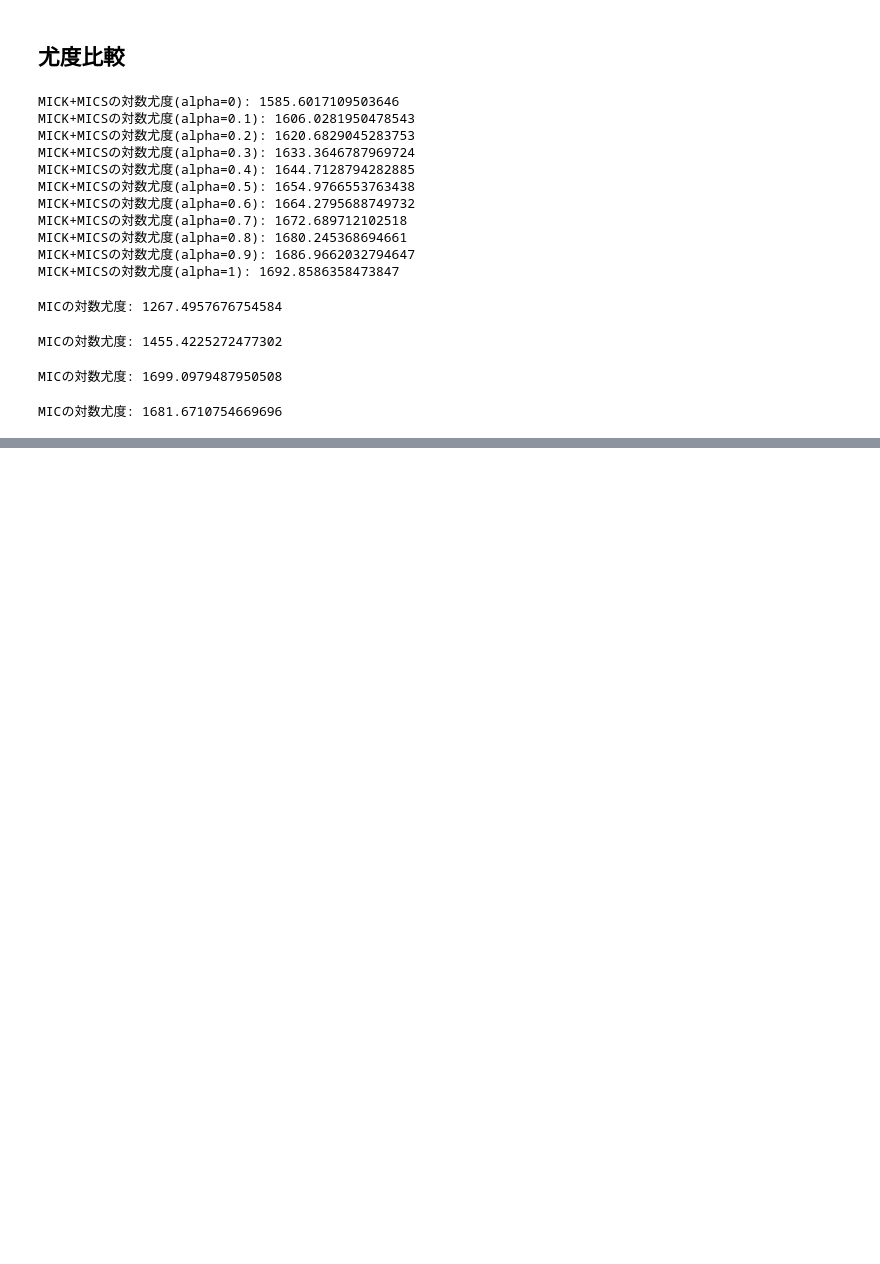
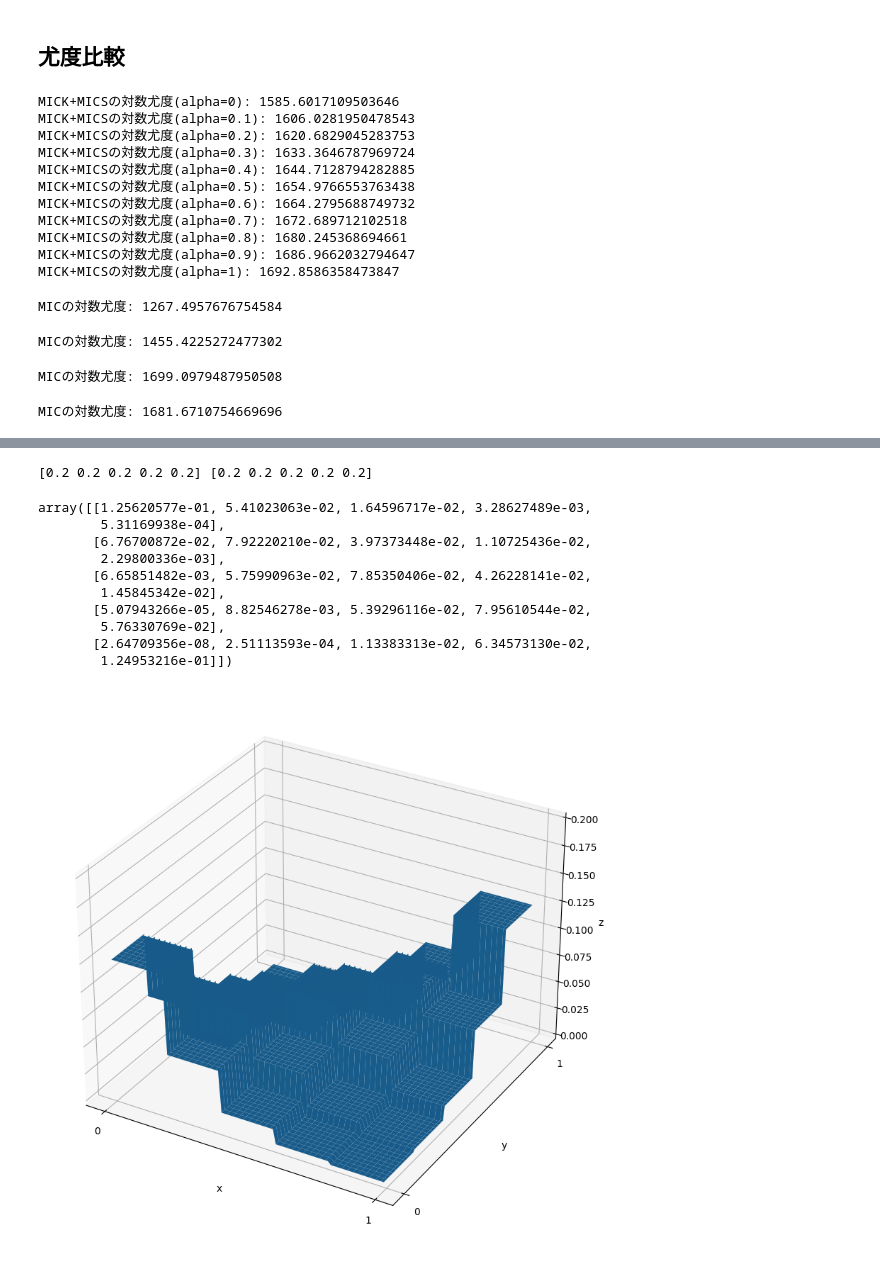
Before and after one commit to stardust-coder/minimum-information-copula, a Jupyter notebook: sample/extended_frank_family.ipynb, the cells around one changed output, grey strips where cells are left out. Saved outputs shown, nothing was run; the diff lists cells and outputs as text; code cells hidden in the pictures; blank space fills up the shorter version.

```diff
--- a/sample/extended_frank_family.ipynb
+++ b/sample/extended_frank_family.ipynb
@@ -287,0 +391,17 @@ MICの対数尤度: 1681.6710754669696
+# %%
+#LDFを非対称にしてみる.
+def ldf(x,y):return x/y
+local_greedy(5)
+# %% [output]
+[0.2 0.2 0.2 0.2 0.2] [0.2 0.2 0.2 0.2 0.2]
+array([[1.25620577e-01, 5.41023063e-02, 1.64596717e-02, 3.28627489e-03,
+        5.31169938e-04],
+       [6.76700872e-02, 7.92220210e-02, 3.97373448e-02, 1.10725436e-02,
+        2.29800336e-03],
+       [6.65851482e-03, 5.75990963e-02, 7.85350406e-02, 4.26228141e-02,
+        1.45845342e-02],
+       [5.07943266e-05, 8.82546278e-03, 5.39296116e-02, 7.95610544e-02,
+        5.76330769e-02],
+       [2.64709356e-08, 2.51113593e-04, 1.13383313e-02, 6.34573130e-02,
+        1.24953216e-01]])
+[figure, added]
```
Also changed, not shown: parts of 25 cells of this notebook, 4 other files.
